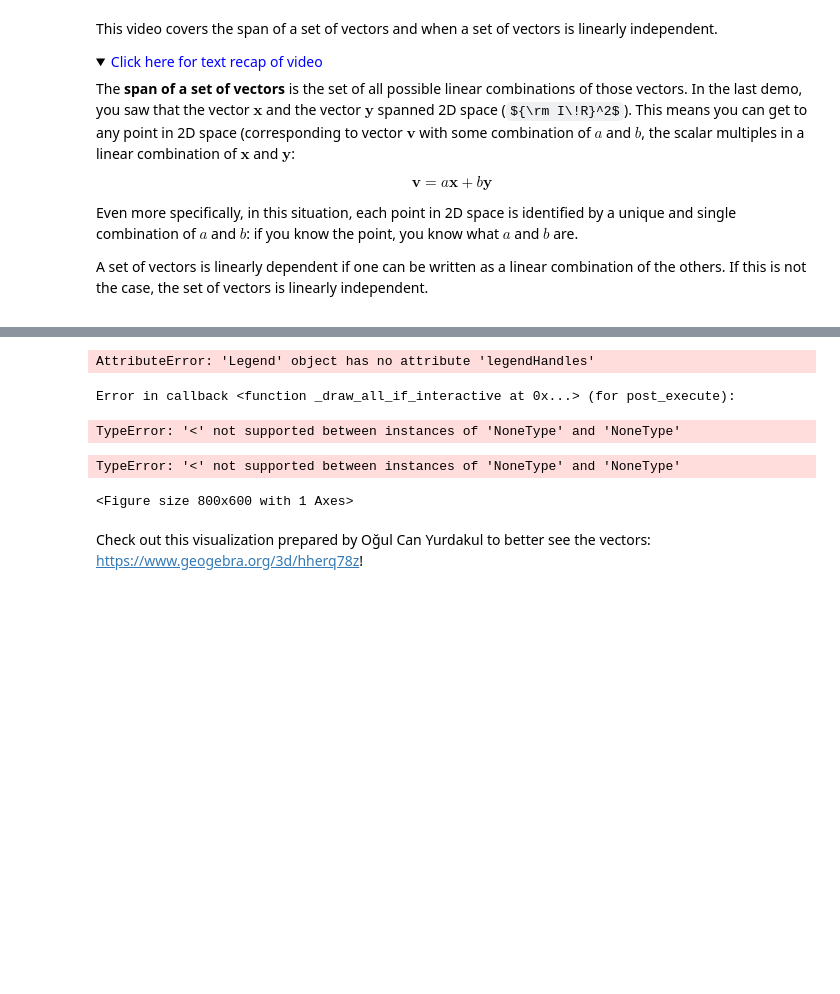
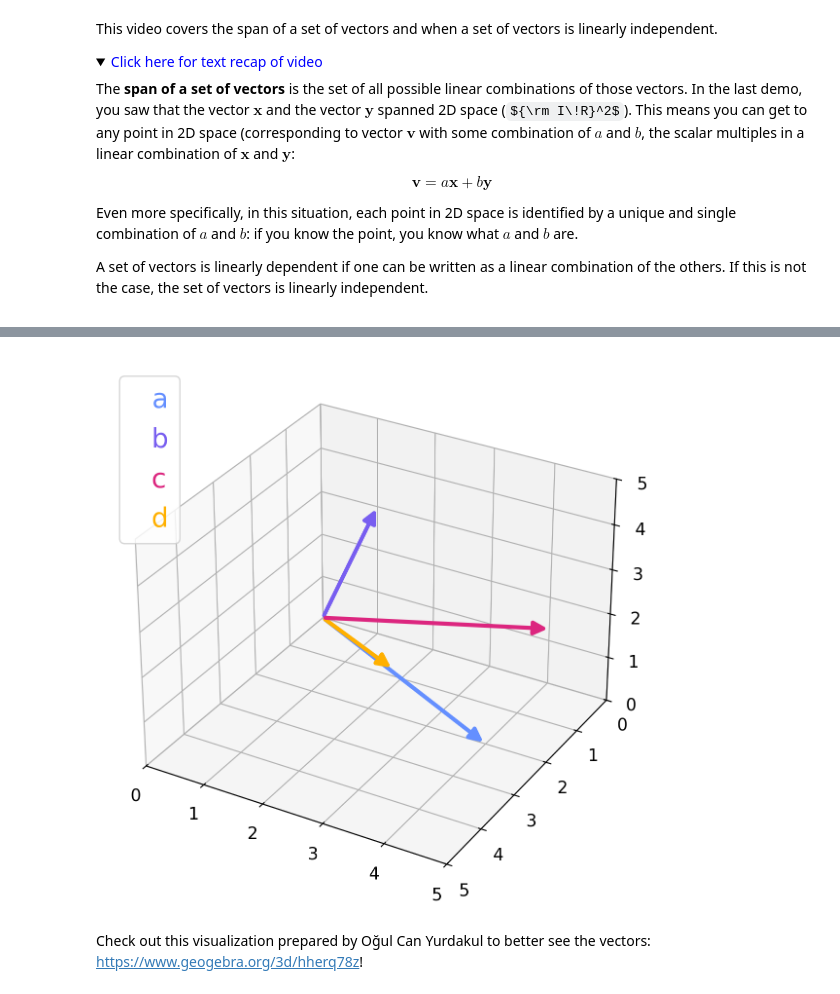
Before and after one commit to AishhD/Neuromatch_neuroAI, a Jupyter notebook: tutorials/W0D3_LinearAlgebra/student/W0D3_Tutorial1.ipynb, the cells around one changed output, grey strips where cells are left out. Drawn from its saved outputs; the diff is of its cells as text; code cells hidden in the pictures; folded sections open; some formulas as TeX source; blank space fills up the shorter version.

Commit message:
Fix workbook errors and answer section 2.1

```diff
--- a/tutorials/W0D3_LinearAlgebra/student/W0D3_Tutorial1.ipynb
+++ b/tutorials/W0D3_LinearAlgebra/student/W0D3_Tutorial1.ipynb
@@ -102,15 +102,13 @@ class Arrow3D(FancyArrowPatch):
       self._verts3d = xs, ys, zs
 
     def draw(self, renderer):
-      xs3d, ys3d, zs3d = self._verts3d
-      xs, ys, zs = proj3d.proj_transform(xs3d, ys3d, zs3d, renderer.M)
-      self.set_positions((xs[0],ys[0]),(xs[1],ys[1]))
       FancyArrowPatch.draw(self, renderer)
 
     def do_3d_projection(self, renderer=None):
       xs3d, ys3d, zs3d = self._verts3d
       xs, ys, zs = proj3d.proj_transform(xs3d, ys3d, zs3d, self.axes.M)
       self.set_positions((xs[0], ys[0]), (xs[1], ys[1]))
+      return np.min(zs)
 # %% [markdown]
 ---
 # Section 0: Introduction
@@ -543,39 +558,35 @@ Let's say we have four vectors:
 # @markdown Execute this cell to visualize vectors
 
 fig = plt.figure()
 ax = fig.add_subplot(111, projection='3d')
 a = Arrow3D([0, 4], [0, 2],
                 [0, 0], mutation_scale=20,
                 lw=3, arrowstyle="-|>", color="#648FFF")
 
 ax.add_artist(a)
 b = Arrow3D([0, 1], [0, 0],
                 [0, 3], mutation_scale=20,
                 lw=3, arrowstyle="-|>", color="#785EF0")
 
 ax.add_artist(b)
 c = Arrow3D([0, 5], [0, 2],
                 [0, 3], mutation_scale=20,
                 lw=3, arrowstyle="-|>", color="#DC267F")
 
 ax.add_artist(c)
 d = Arrow3D([0, 3], [0, 3],
                 [0, 2], mutation_scale=20,
                 lw=3, arrowstyle="-|>", color="#FFB000")
 
 ax.add_artist(d)
 
 leg = ax.legend([a, b, c, d], ['a', 'b', 'c', 'd'], handlelength = 0, fontsize = 20, loc = 'upper left')
-for handle, label in zip(leg.legendHandles, leg.texts):
+for handle, label in zip(leg.legend_handles, leg.texts):
   label.set_color(handle.get_facecolor())
   handle.set_visible(False)
 ax.set(xlim = [0, 5], ylim = [5, 0], zlim = [0, 5]); #, xlabel = 'Neuron 1 Firing Rate',  ylabel = 'Neuron 2 Firing Rate', zlabel = 'Neuron 3 Firing Rate');
 # %% [output]
-AttributeError: 'Legend' object has no attribute 'legendHandles'
-Error in callback <function _draw_all_if_interactive at 0x...> (for post_execute):
-TypeError: '<' not supported between instances of 'NoneType' and 'NoneType'
-TypeError: '<' not supported between instances of 'NoneType' and 'NoneType'
-<Figure size 800x600 with 1 Axes>
+[figure, added]
 # %% [markdown]
 Check out this visualization prepared by Oğul Can Yurdakul to better see the vectors: https://www.geogebra.org/3d/hherq78z!
 # %% [markdown]
```
Also changed, not shown: parts of 17 cells of this notebook.
